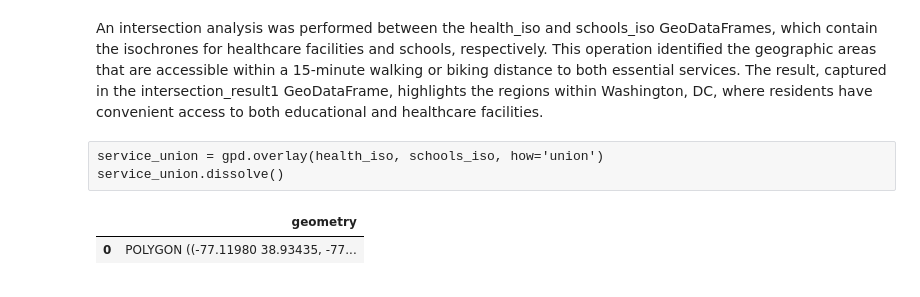
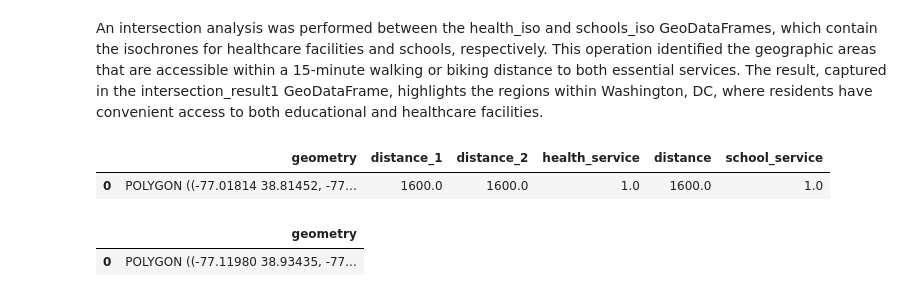
Before and after one commit to robertl0500/15-minute-analysis, a Jupyter notebook: 15-minute-package/DC.ipynb, the cells around one changed output. Cells and saved outputs as stored; diff of their text form; code cells hidden in the pictures.

```diff
--- a/15-minute-package/DC.ipynb
+++ b/15-minute-package/DC.ipynb
@@ -145,9 +145,12 @@ Adds a new column named health_service to the health_iso GeoDataFrame and assign
 intersection_result1 = gpd.overlay(health_iso, schools_iso, how='intersection')
 # %% [markdown]
 An intersection analysis was performed between the health_iso and schools_iso GeoDataFrames, which contain the isochrones for healthcare facilities and schools, respectively. This operation identified the geographic areas that are accessible within a 15-minute walking or biking distance to both essential services. The result, captured in the intersection_result1 GeoDataFrame, highlights the regions within Washington, DC, where residents have convenient access to both educational and healthcare facilities.
-# %% [raw]
-service_union = gpd.overlay(health_iso, schools_iso, how='union')
-service_union.dissolve()
+# %%
+service_union = gpd.overlay(health_iso, schools_iso, how='union')
+service_union.dissolve()
+# %% [output]
+|  | geometry | distance_1 | distance_2 | health_service | distance | school_service |
+| 0 | POLYGON ((-77.01814 38.81452, -77... | 1600.0 | 1600.0 | 1.0 | 1600.0 | 1.0 |
 # %%
 dc_boundary = dc_boundary[['geometry']]
 dc_boundary
```
Also changed, not shown: parts of 1 cell of this notebook, 2 other files.
